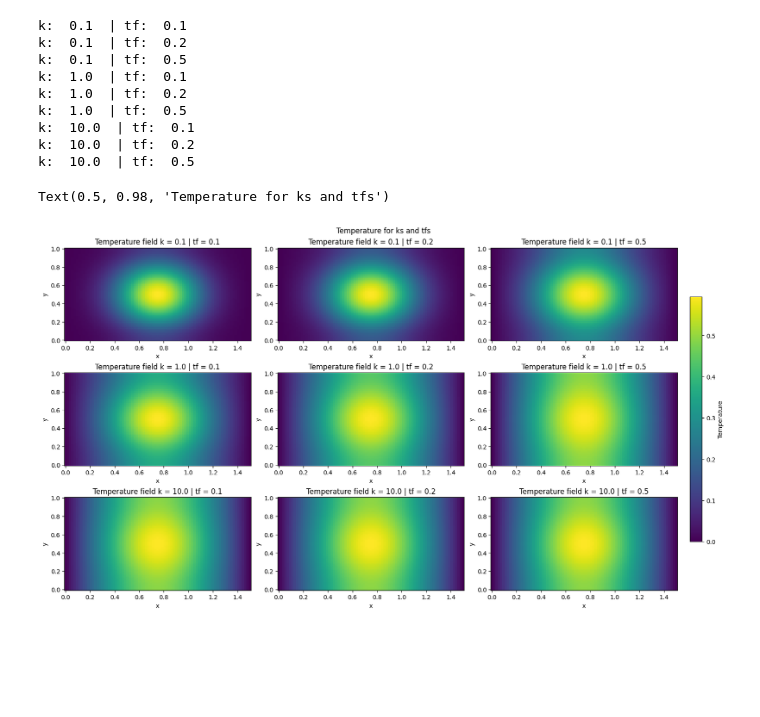
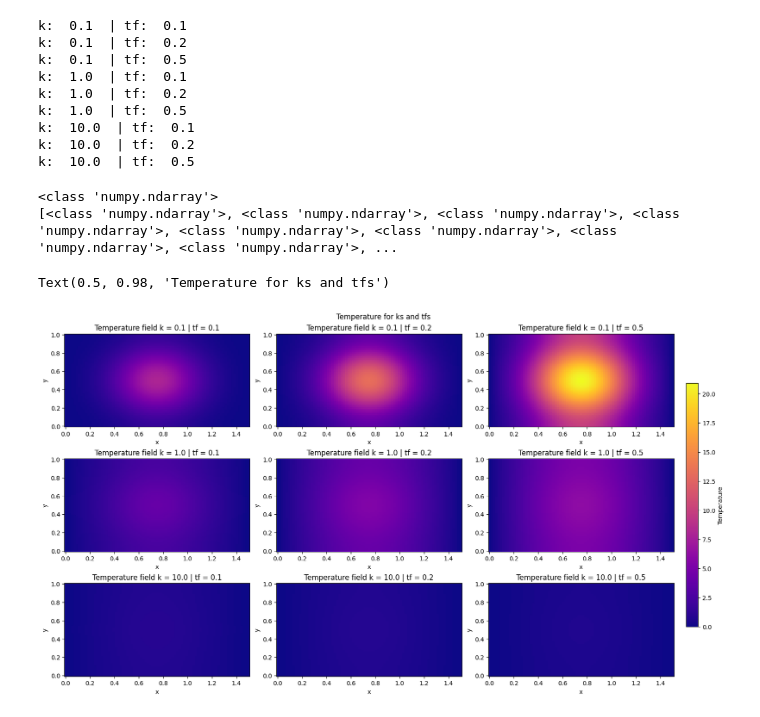
Before and after one commit to rachelBonanno/SciML_Assignment_2, a Jupyter notebook: fem2d_heat.ipynb, the cells around one changed output. Saved outputs shown, nothing was run; the diff lists cells and outputs as text; code cells hidden in the pictures; blank space fills up the shorter version.

```diff
--- a/fem2d_heat.ipynb
+++ b/fem2d_heat.ipynb
@@ -220,11 +219,14 @@ if __name__ == "__main__":
 If parameters k=0.1,1.0,10.0, t<sub>f</sub> =0.1,0.2,0.5 plot the temperature field T(x,y,t<sub>f</sub>).
 Please sample T(x,y,t) at 10 randomly chosen points and plot T(t) at each site.
 # %%
+# PART A
+# If parameters k=0.1,1.0,10.0, t_f =0.1,0.2,0.5 plot the temperature field T(x,y,t_f).
+
 ks = [0.1, 1.0, 10.0]
 tfs = [0.1, 0.2, 0.5]
 result_dict = {}
 
-fig, axes = plt.subplots(len(ks), len(tfs), figsize=(16, 9), constrained_layout=True)
+# make it so you can view all the figers at one time
 
 for ik, k in enumerate(ks):
     for itf, tf in enumerate(tfs):
@@ -233,16 +235,6 @@ for ik, k in enumerate(ks):
                                             k=k, q_func=q, dt=5e-3, t_end=tf,
                                             return_history=True, output_every=10)
         result_dict[(k, tf)] = [x, y, T_final, history]
-
-        # Quick plot
-        ax = axes[ik, itf]
-        X, Y = np.meshgrid(x, y)
-        pc = ax.pcolormesh(X, Y, T_final, shading="auto")
-        ax.set_xlabel("x"); ax.set_ylabel("y"); ax.set_title(f"Temperature field k = {k} | tf = {tf}")
-
-cbar = fig.colorbar(pc, ax=axes, orientation='vertical', fraction=.02, pad=.02)
-cbar.set_label("Temperature")
-plt.suptitle("Temperature for ks and tfs")
 # %% [output]
 k:  0.1  | tf:  0.1
 k:  0.1  | tf:  0.2
@@ -253,5 +245,28 @@ k:  1.0  | tf:  0.5
 k:  10.0  | tf:  0.1
 k:  10.0  | tf:  0.2
 k:  10.0  | tf:  0.5
-Text(0.5, 0.98, 'Temperature for ks and tfs')
-[figure, removed]
+# %%
+print(type(T_final))
+print([type(r[2]) for r in result_dict.values()])
+overall_min = min(r[2].min() for r in result_dict.values())
+overall_max = max(r[2].max() for r in result_dict.values())
+
+fig, axes = plt.subplots(len(ks), len(tfs), figsize=(16, 9), constrained_layout=True)
+
+for ik, k in enumerate(ks):
+    for itf, tf in enumerate(tfs):
+        # Quick plot
+        ax = axes[ik, itf]
+        X, Y = np.meshgrid(x, y)
+        pc = ax.pcolormesh(X, Y, result_dict[(k, tf)][2], shading="auto", cmap="plasma", vmax=overall_max, vmin=overall_min)
+        ax.set_xlabel("x"); ax.set_ylabel("y"); ax.set_title(f"Temperature field k = {k} | tf = {tf}")
+
+# Add a colorbar and overall title
+cbar = fig.colorbar(pc, ax=axes, orientation='vertical', fraction=.02, pad=.02)
+cbar.set_label("Temperature")
+plt.suptitle("Temperature for ks and tfs")
+# %% [output]
+<class 'numpy.ndarray'>
+[<class 'numpy.ndarray'>, <class 'numpy.ndarray'>, <class 'numpy.ndarray'>, <class 'numpy.ndarray'>, <class 'numpy.ndarray'>, <class 'numpy.ndarray'>, <class 'numpy.ndarray'>, <class 'numpy.ndarray'>, ...
+Text(0.5, 0.98, 'Temperature for ks and tfs')
+[figure, added]
```
Also changed, not shown: parts of 14 cells of this notebook, 9 other files.
